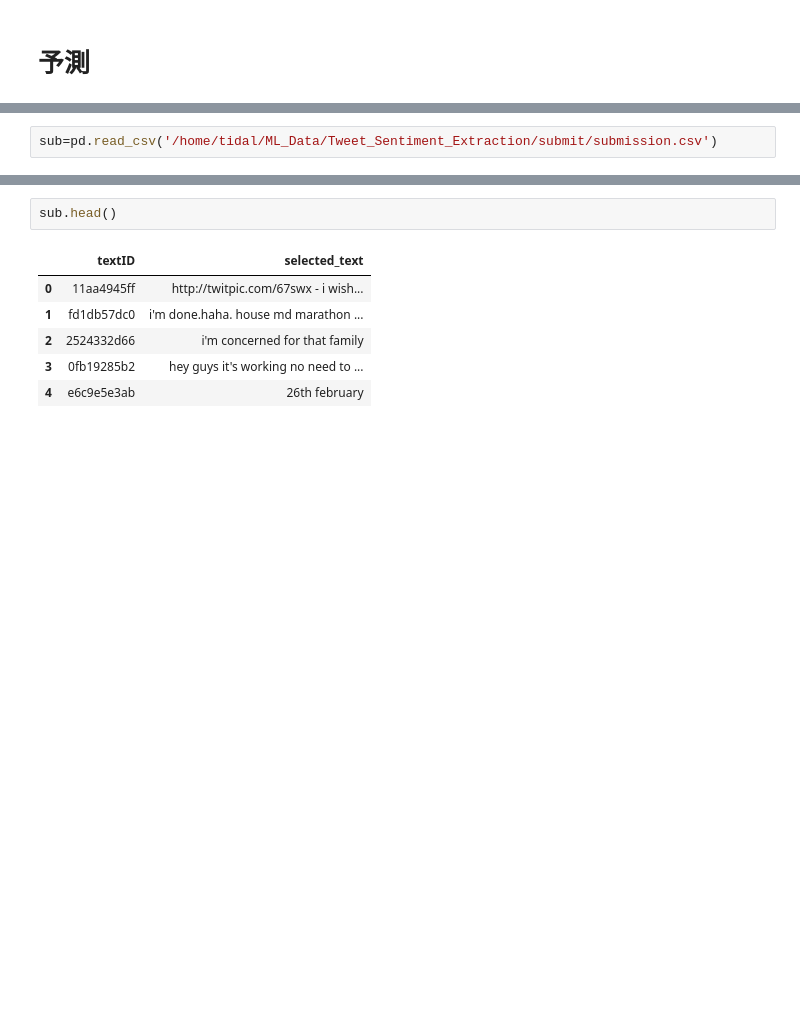
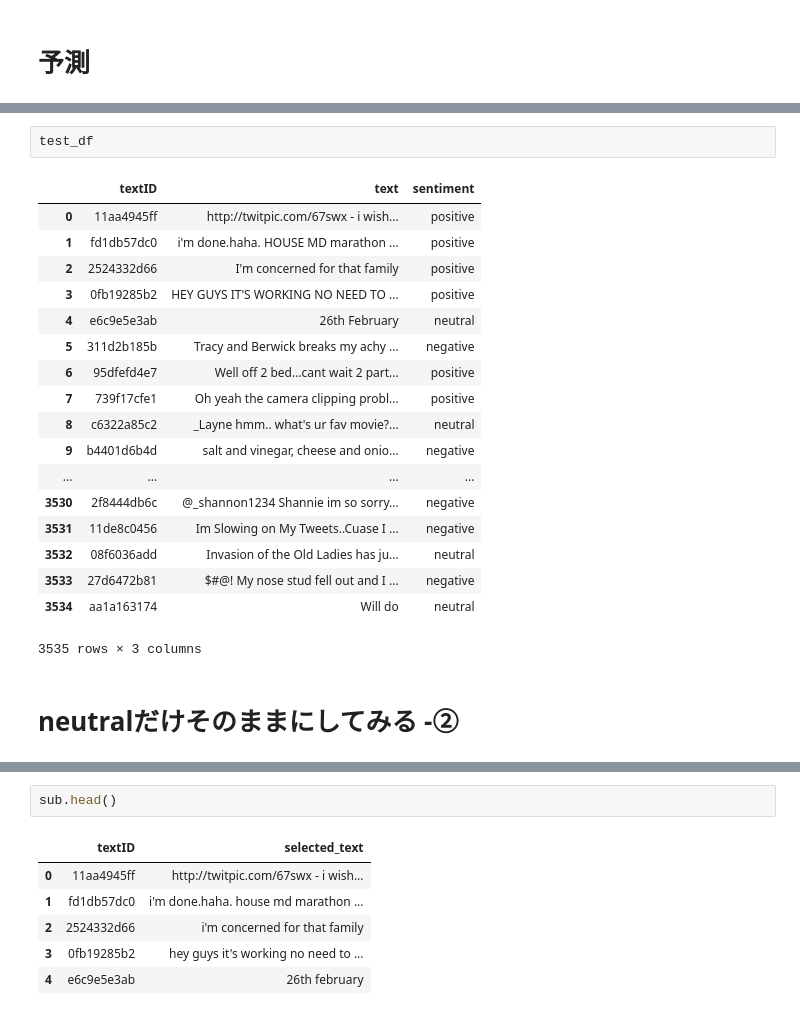
Before and after one commit to ShinAnase/Tweet_Sentiment_Extraction, a Jupyter notebook: work/execute_learning.ipynb, the cells around one changed output, grey strips where cells are left out. Cells and saved outputs as stored; diff of their text form; blank space fills up the shorter version.

```diff
--- a/work/execute_learning.ipynb
+++ b/work/execute_learning.ipynb
@@ -151,2 +199,23 @@ sub.head()
-# %%
-sub=pd.read_csv('/home/tidal/ML_Data/Tweet_Sentiment_Extraction/submit/submission.csv')
+# %%
+test_df
+# %% [output]
+|  | textID | text | sentiment |
+| 0 | 11aa4945ff | http://twitpic.com/67swx - i wish... | positive |
+| 1 | fd1db57dc0 | i'm done.haha. HOUSE MD marathon ... | positive |
+| 2 | 2524332d66 | I'm concerned for that family | positive |
+| 3 | 0fb19285b2 | HEY GUYS IT'S WORKING NO NEED TO ... | positive |
+| 4 | e6c9e5e3ab | 26th February | neutral |
+| 5 | 311d2b185b | Tracy and Berwick breaks my achy ... | negative |
+| 6 | 95dfefd4e7 | Well off 2 bed...cant wait 2 part... | positive |
+| 7 | 739f17cfe1 | Oh yeah the camera clipping probl... | positive |
+| 8 | c6322a85c2 | _Layne hmm.. what's ur fav movie?... | neutral |
+| 9 | b4401d6b4d | salt and vinegar, cheese and onio... | negative |
+| ... | ... | ... | ... |
+| 3530 | 2f8444db6c | @_shannon1234 Shannie im so sorry... | negative |
+| 3531 | 11de8c0456 | Im Slowing on My Tweets..Cuase I ... | negative |
+| 3532 | 08f6036add | Invasion of the Old Ladies has ju... | neutral |
+| 3533 | 27d6472b81 | $#@! My nose stud fell out and I ... | negative |
+| 3534 | aa1a163174 | Will do | neutral |
+3535 rows × 3 columns
+# %% [markdown]
+# neutralだけそのままにしてみる -②
```
Also changed, not shown: parts of 23 cells of this notebook, 2 other files.
